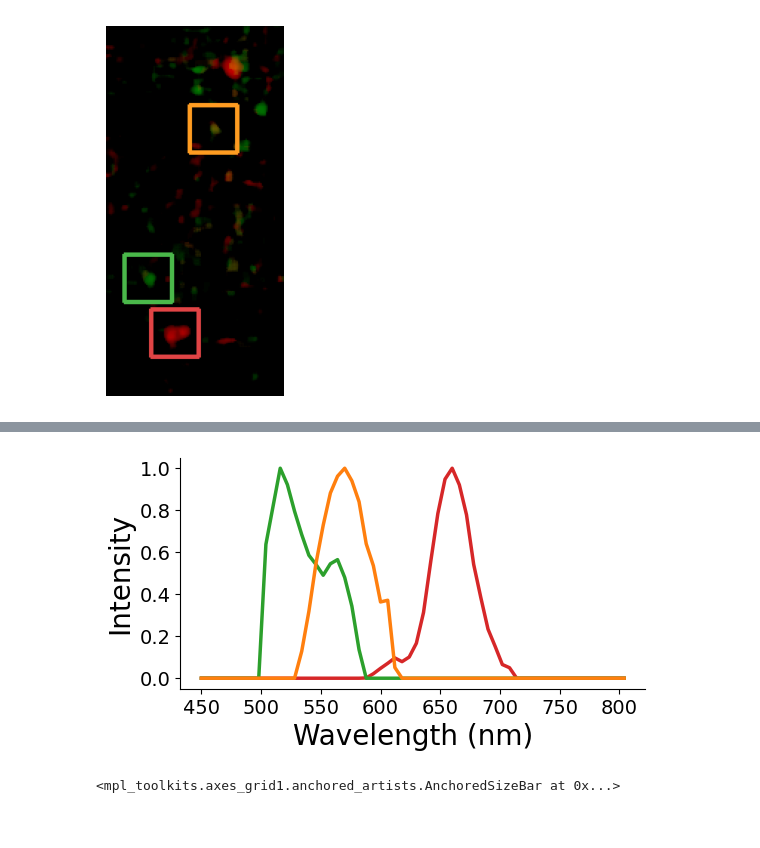
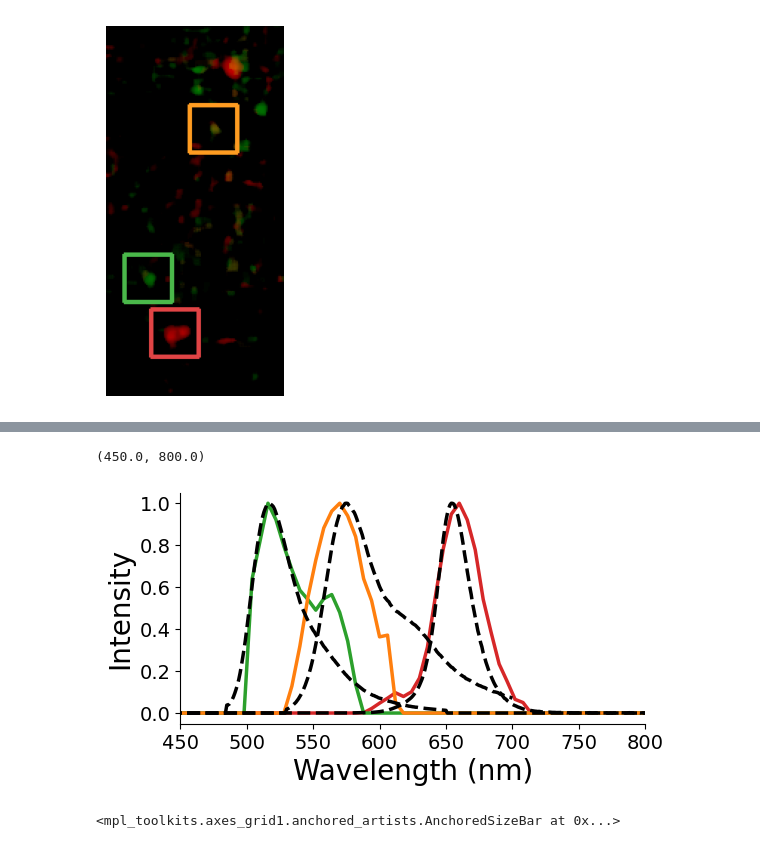
Before and after one commit to neerja/spectraldiffuserscope, a Jupyter notebook: JaxCode/Figure_Notebooks/fig_fixedcells.ipynb, the cells around one changed output, grey strips where cells are left out. Saved outputs shown, nothing was run; the diff lists cells and outputs as text; code cells hidden in the pictures.

```diff
--- a/JaxCode/Figure_Notebooks/fig_fixedcells.ipynb
+++ b/JaxCode/Figure_Notebooks/fig_fixedcells.ipynb
@@ -195,0 +204,8 @@ ax.spines['right'].set_visible(False)
+# %%
+%matplotlib inline
+plt.figure()
+cy, cx = 300,450
+fc_zoom = false_color[cy-100:cy+100,cx-100:cx+100,:]
+xk_zoom = xk[:,cy-100:cy+100,cx-100:cx+100]
+plt.imshow(fc_zoom**1.8*2)
+# plt.axis('off')
@@ -242,25 +383,32 @@ plt.axis('off')
 # %%
 # plot the spectra
 spectra = np.zeros((len(bead_locations), xk.shape[0]))
 plt.figure(figsize=(6, 3))
 colindex = 0
 for i, (cx, cy) in enumerate(bead_locations):
     if i not in skip: #skip the first fake bead
         spectra[i,:] = xk[:,cy,cx]/np.max(xk[:,cy,cx])
         plt.plot(wavelengths, spectra[i, :].T, color=colors[colindices[colindex]], linewidth=2.5)
         colindex += 1
 
 plt.xlabel('Wavelength (nm)', fontsize=20)
 plt.ylabel('Intensity', fontsize=20)
 plt.xticks(fontsize=14)
 plt.yticks(fontsize=14)
 # plt.plot(wavelengths_gt, spectra_gt[:,2],'k',linewidth=2.5)
 # Turn off the box
 ax = plt.gca()
 ax.spines['top'].set_visible(False)
 ax.spines['right'].set_visible(False)
+plt.plot(gt_dyes_df['Wavelengths'][0], gt_dyes_df['Emissions'][0], 'k--', linewidth=2.5)
+plt.plot(gt_dyes_df['Wavelengths'][2], gt_dyes_df['Emissions'][2], 'k--', linewidth=2.5)
+plt.plot(gt_dyes_df['Wavelengths'][4], gt_dyes_df['Emissions'][4], 'k--', linewidth=2.5)
+plt.xlim([450, 800])
+# add a vertical line at wavelength 576 nm
+# plt.axvline(x=565, color='k', linestyle='--', linewidth=2.5)
 # %% [output]
+(450.0, 800.0)
-[figure, old version]
+[figure, new version]
 # %%
 crop_indices = [420,1852,1150,2826] #top bottom left default: [320,1652,1350,2726]
 datafolder = '/media/azuldata/neerja/2024-02-13_huvec/huvec_greenred_10x/'
```
Also changed, not shown: parts of 10 cells of this notebook, 4 other files.
